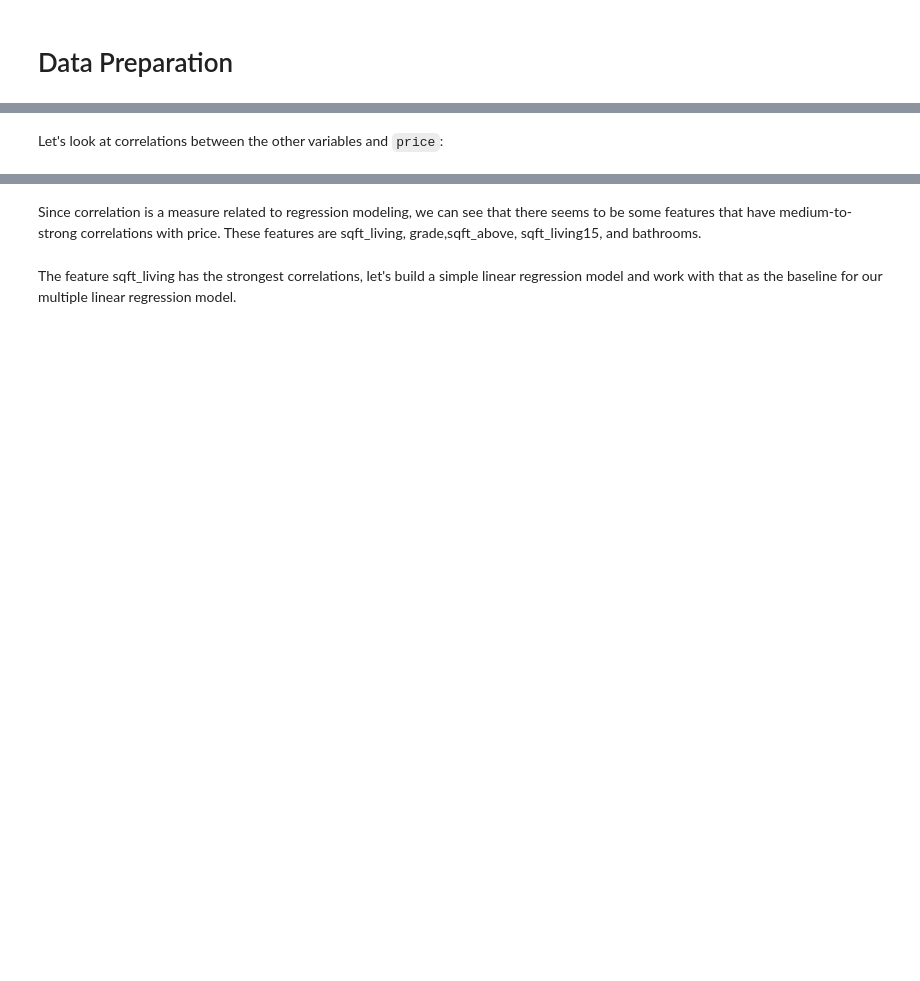
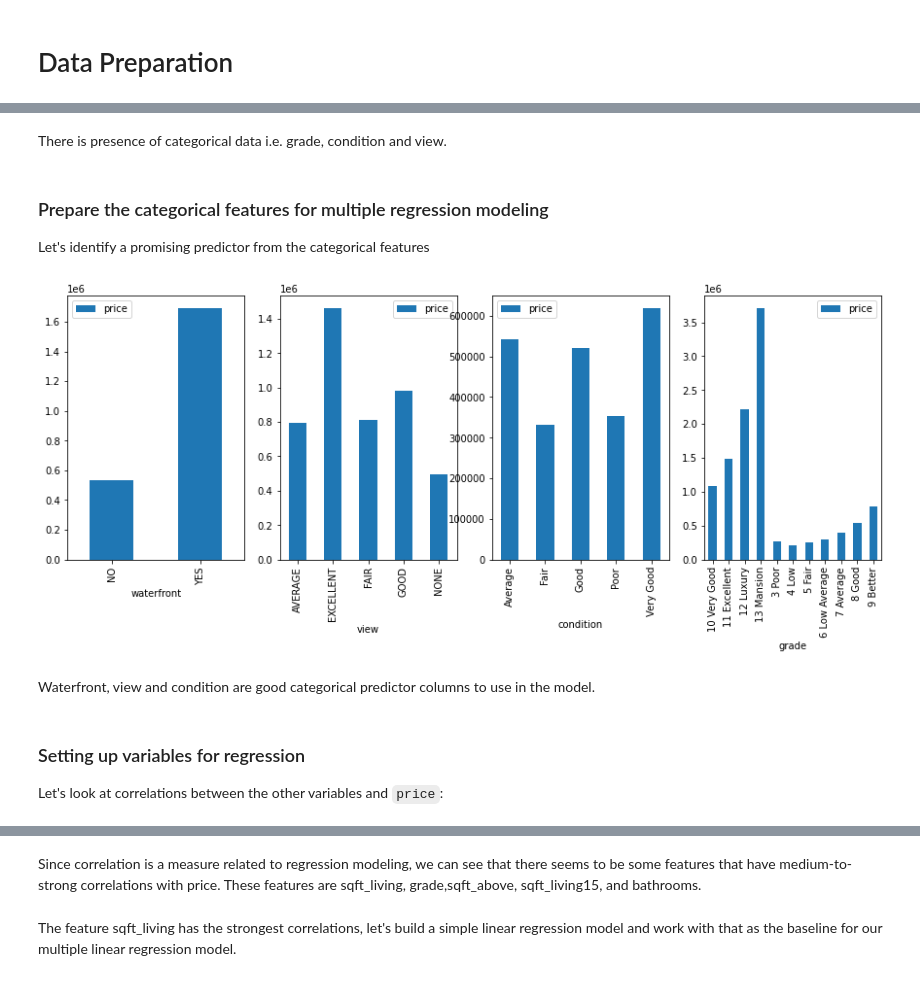
Before and after one commit to sophia14324/dsc-phase-2-project-v2-3, a Jupyter notebook: student.ipynb, the cells around one changed output, grey strips where cells are left out. Saved outputs shown, nothing was run; the diff lists cells and outputs as text; code cells hidden in the pictures; blank space fills up the shorter version.

```diff
--- a/student.ipynb
+++ b/student.ipynb
@@ -122,4 +164,23 @@ df['bathrooms'].replace(np.nan, bathrooms_mean, inplace = True)
+# %% [markdown]
+There is presence of categorical data i.e. grade, condition and view.
+# %% [markdown]
+### Prepare the categorical features for multiple regression modeling
+
+Let's identify a promising predictor from the categorical features
+# %%
+#plot the categorical features against price to determine the best predictor among them.
+categorical_features = df.select_dtypes("object").columns
+fig, axes = plt.subplots(ncols=len(categorical_features), figsize=(15,5))
+
+for index, feature in enumerate(categorical_features):
+    df.groupby(feature).mean().plot.bar(
+        y="price", ax=axes[index])
+# %% [output]
+[figure, added]
+# %% [markdown]
+Waterfront, view and condition are good categorical predictor columns to use in the model.
 # %% [markdown]
+### Setting up variables for regression
 Let's look at correlations between the other variables and `price`:
 # %%
 df.corr()["price"]
```
Also changed, not shown: parts of 38 cells of this notebook, 1 other file.
